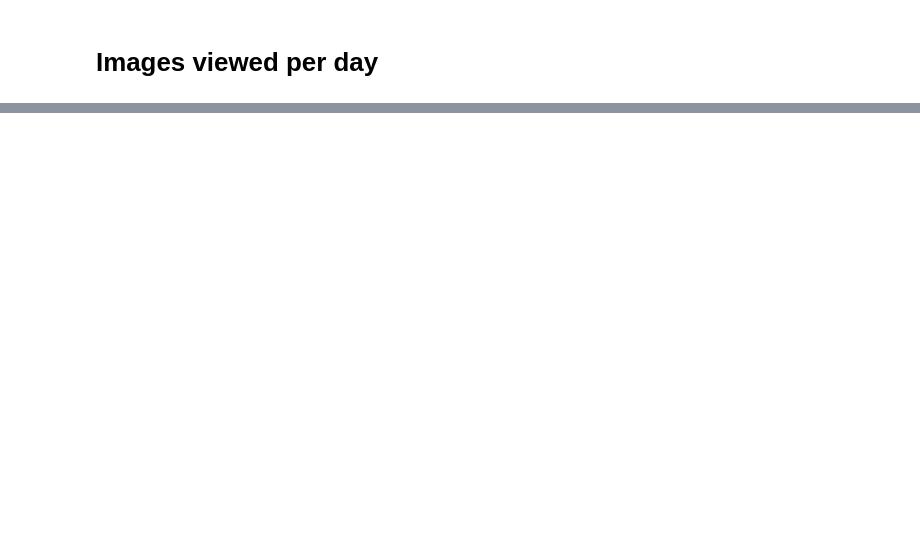
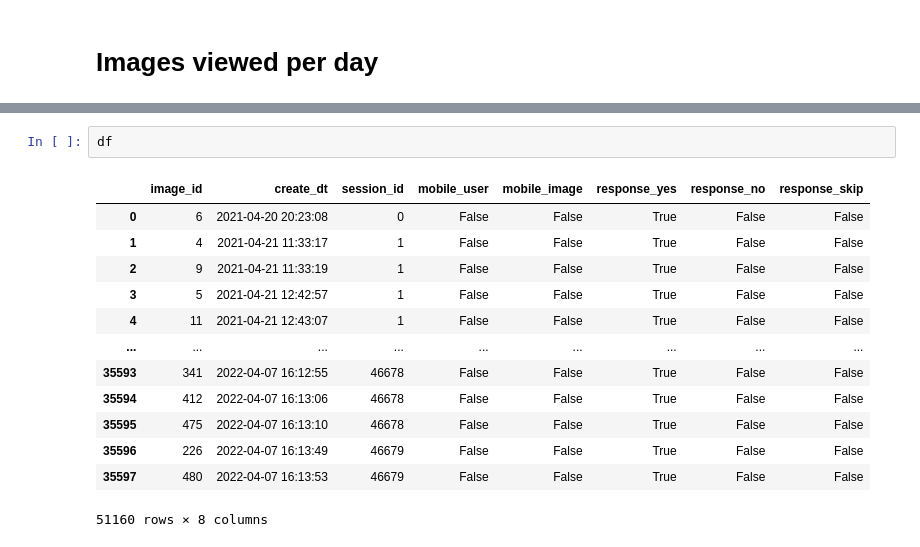
Before and after one commit to WSzP/canyoureadit-eda, a Jupyter notebook: eda.ipynb, the cells around one changed output, grey strips where cells are left out. Cells and saved outputs as stored; diff of their text form; blank space fills up the shorter version.

```diff
--- a/eda.ipynb
+++ b/eda.ipynb
@@ -196,0 +198,16 @@ plt.show()
+# %%
+df
+# %% [output]
+|  | image_id | create_dt | session_id | mobile_user | mobile_image | response_yes | response_no | response_skip |
+| 0 | 6 | 2021-04-20 20:23:08 | 0 | False | False | True | False | False |
+| 1 | 4 | 2021-04-21 11:33:17 | 1 | False | False | True | False | False |
+| 2 | 9 | 2021-04-21 11:33:19 | 1 | False | False | True | False | False |
+| 3 | 5 | 2021-04-21 12:42:57 | 1 | False | False | True | False | False |
+| 4 | 11 | 2021-04-21 12:43:07 | 1 | False | False | True | False | False |
+| ... | ... | ... | ... | ... | ... | ... | ... | ... |
+| 35593 | 341 | 2022-04-07 16:12:55 | 46678 | False | False | True | False | False |
+| 35594 | 412 | 2022-04-07 16:13:06 | 46678 | False | False | True | False | False |
+| 35595 | 475 | 2022-04-07 16:13:10 | 46678 | False | False | True | False | False |
+| 35596 | 226 | 2022-04-07 16:13:49 | 46679 | False | False | True | False | False |
+| 35597 | 480 | 2022-04-07 16:13:53 | 46679 | False | False | True | False | False |
+51160 rows × 8 columns
```
Also changed, not shown: parts of 14 cells of this notebook, 12 other files.
